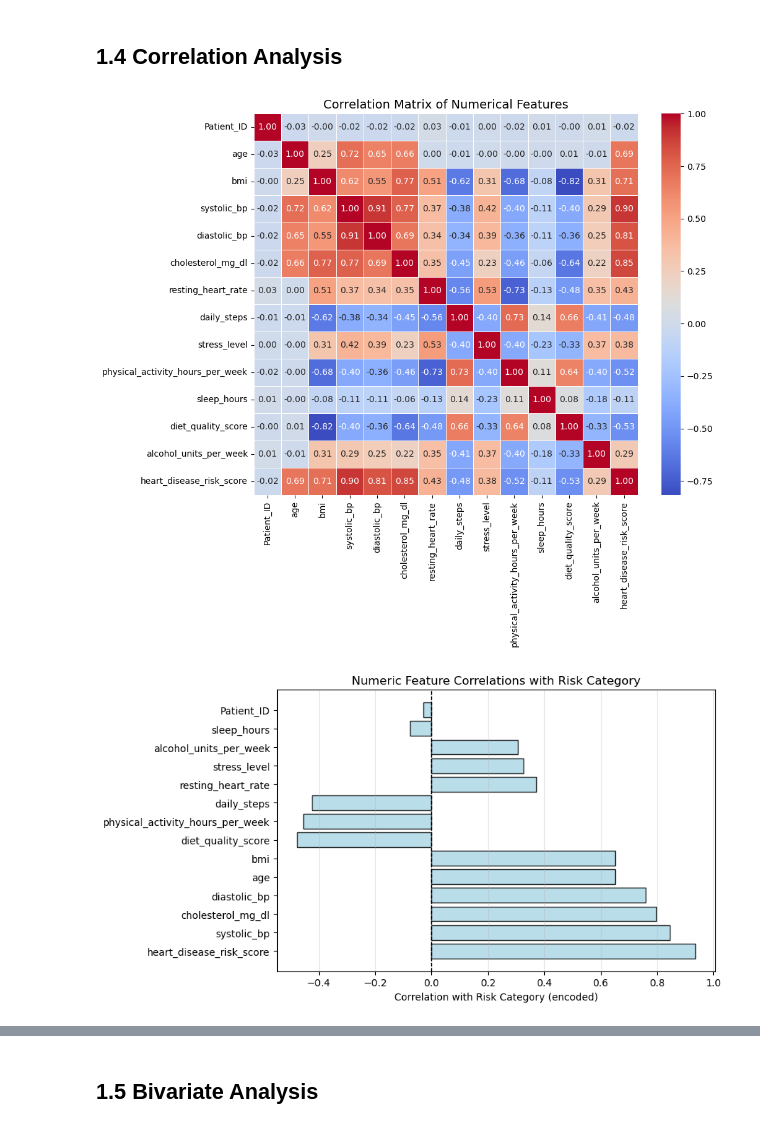
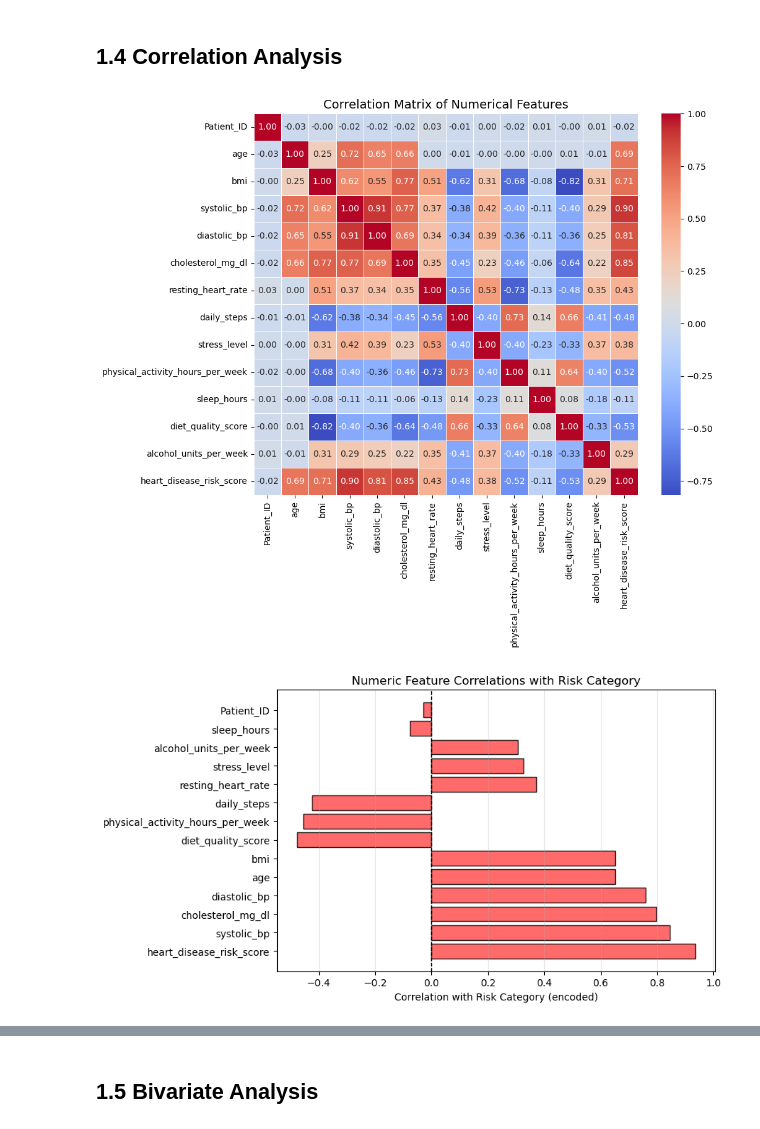
Before and after one commit to maxhaus31/Machine_Learning_HeartDiseaseDetection, a Jupyter notebook: 01_ExploratoryDataAnalysis.ipynb, the cells around one changed output, grey strips where cells are left out. Drawn from its saved outputs; the diff is of its cells as text; code cells hidden in the pictures.

```diff
--- a/01_ExploratoryDataAnalysis.ipynb
+++ b/01_ExploratoryDataAnalysis.ipynb
@@ -332,35 +332,35 @@ df_corr['risk_category_encoded'] = df_corr['risk_category'].map(risk_encoding)
 # Numeric feature matrix
 X_num = df_corr[numerical_cols]
 
 # Correlation with risk category
 corr_risk_category = X_num.corrwith(df_corr['risk_category_encoded'], method='spearman').dropna()
 
 # Sort (by absolute correlation, so strongest relationships appear first)
 corr_risk_category = corr_risk_category.reindex(corr_risk_category.abs().sort_values(ascending=False).index)
 
 # Plot
 y = np.arange(len(corr_risk_category))
 fig, ax = plt.subplots(figsize=(9, max(4, 0.35 * len(corr_risk_category))))
-ax.barh(y, corr_risk_category.values, color='lightblue', edgecolor='black', alpha=0.85)
+ax.barh(y, corr_risk_category.values, color= "#ff5050ff", edgecolor='black', alpha=0.85)
 ax.set_yticks(y)
 ax.set_yticklabels(corr_risk_category.index)
 ax.axvline(0, color='black', linestyle='--', linewidth=1)
 ax.set_xlabel('Correlation with Risk Category (encoded)')
 ax.set_title('Numeric Feature Correlations with Risk Category')
 ax.grid(True, axis='x', alpha=0.3)
 plt.tight_layout()
 plt.show()
 
 
 # Print top positive and negative correlations with target
 correlations_risk_score = df[numerical_cols].corr()['heart_disease_risk_score'].sort_values(ascending=False)
 print("Top 5 features positively correlated with Risk Score: \n -----------------------")
 print(correlations_risk_score.head(10))
 print("\nTop 5 features negatively correlated with Risk Score: \n -----------------------")
 print(correlations_risk_score.tail(10))
 # %% [output]
 [figure]
-[figure, old version]
+[figure, new version]
 Top 5 features positively correlated with Risk Score:
  -----------------------
 heart_disease_risk_score    1.000000
```
